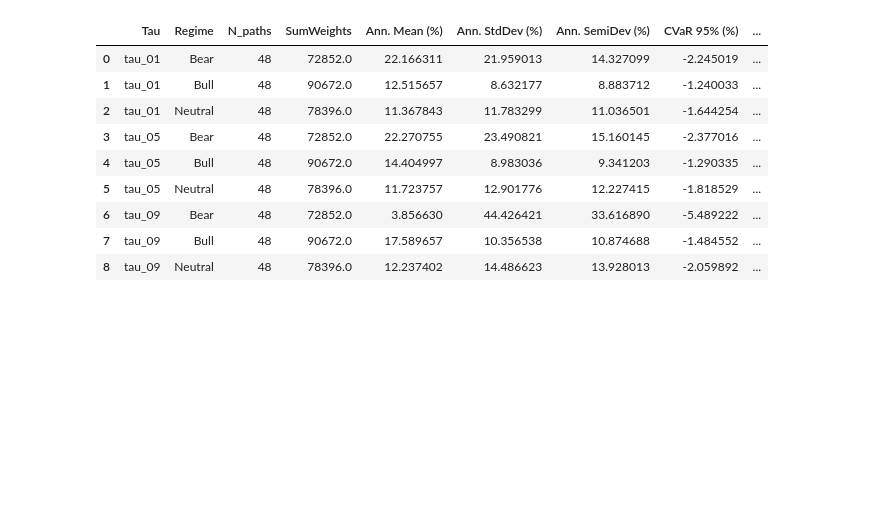
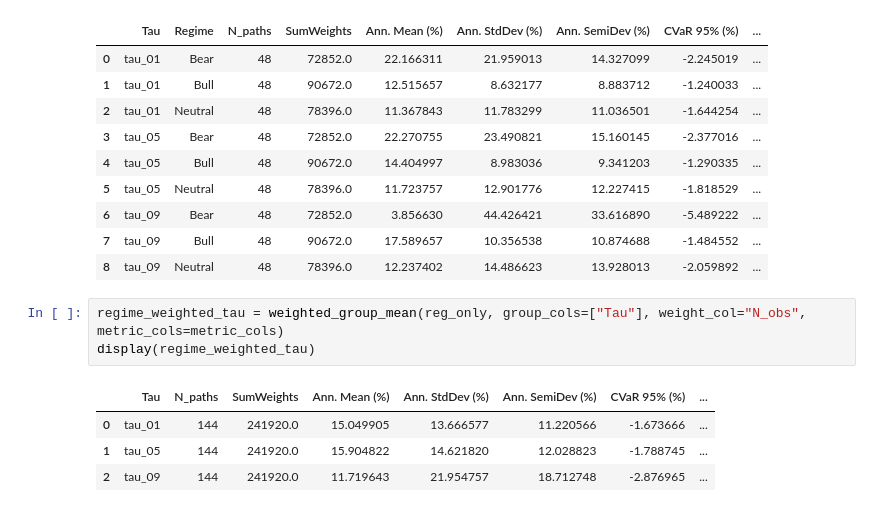
Before and after one commit to Attilasarkany/Q-A2C-Replication, a Jupyter notebook: Chapter2_model_comperison/compare_results_multiple_seed_rsvarvol.ipynb, the cells around one changed output. Saved outputs shown, nothing was run; the diff lists cells and outputs as text; blank space fills up the shorter version.

```diff
--- a/Chapter2_model_comperison/compare_results_multiple_seed_rsvarvol.ipynb
+++ b/Chapter2_model_comperison/compare_results_multiple_seed_rsvarvol.ipynb
@@ -608,3 +622,11 @@ display(regime_weighted)
 | 6 | tau_09 | Bear | 48 | 72852.0 | 3.856630 | 44.426421 | 33.616890 | -5.489222 | ... |
 | 7 | tau_09 | Bull | 48 | 90672.0 | 17.589657 | 10.356538 | 10.874688 | -1.484552 | ... |
 | 8 | tau_09 | Neutral | 48 | 78396.0 | 12.237402 | 14.486623 | 13.928013 | -2.059892 | ... |
+# %%
+regime_weighted_tau = weighted_group_mean(reg_only, group_cols=["Tau"], weight_col="N_obs", metric_cols=metric_cols)
+display(regime_weighted_tau)
+# %% [output]
+|  | Tau | N_paths | SumWeights | Ann. Mean (%) | Ann. StdDev (%) | Ann. SemiDev (%) | CVaR 95% (%) | ... |
+| 0 | tau_01 | 144 | 241920.0 | 15.049905 | 13.666577 | 11.220566 | -1.673666 | ... |
+| 1 | tau_05 | 144 | 241920.0 | 15.904822 | 14.621820 | 12.028823 | -1.788745 | ... |
+| 2 | tau_09 | 144 | 241920.0 | 11.719643 | 21.954757 | 18.712748 | -2.876965 | ... |
```
Also changed, not shown: parts of 1 cell of this notebook.
